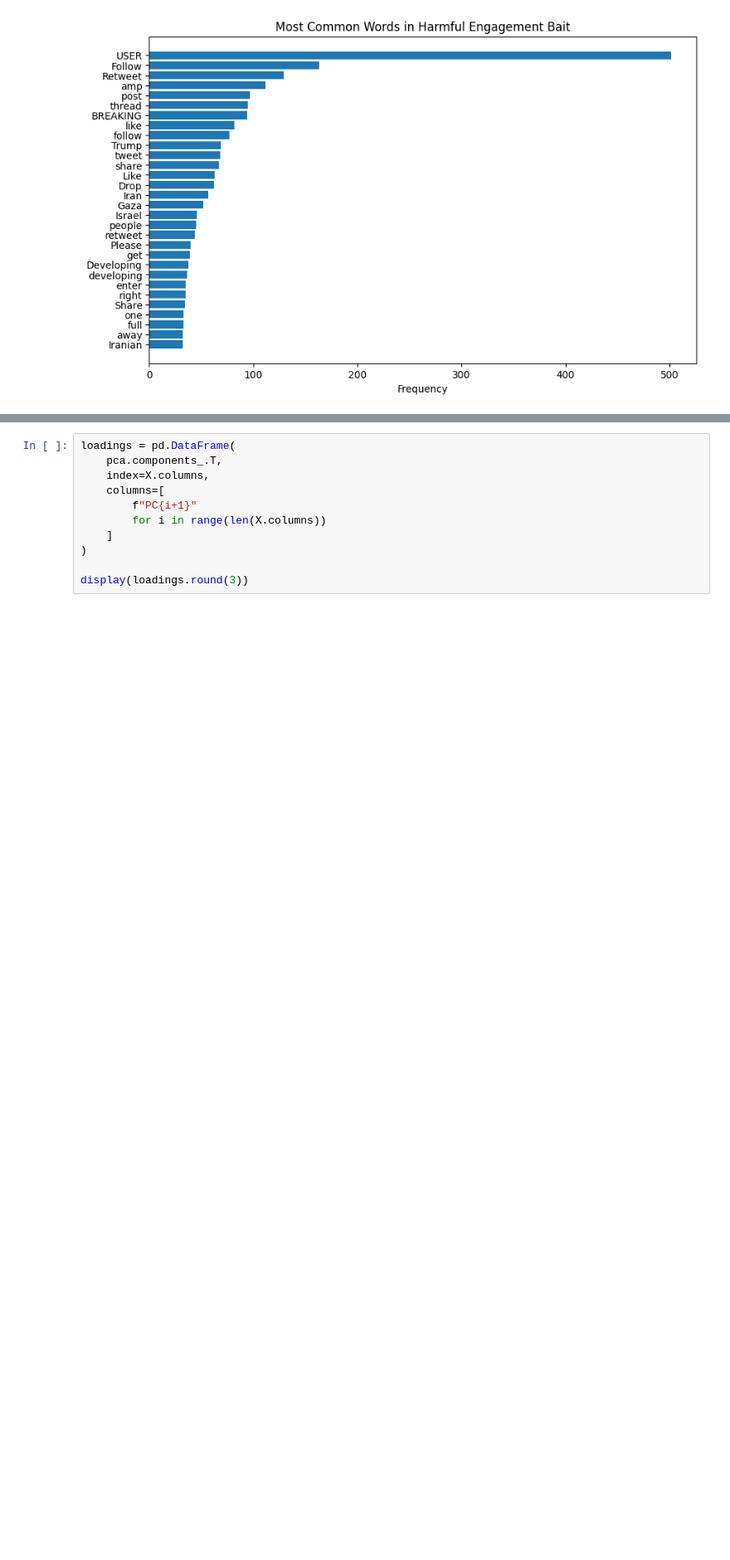
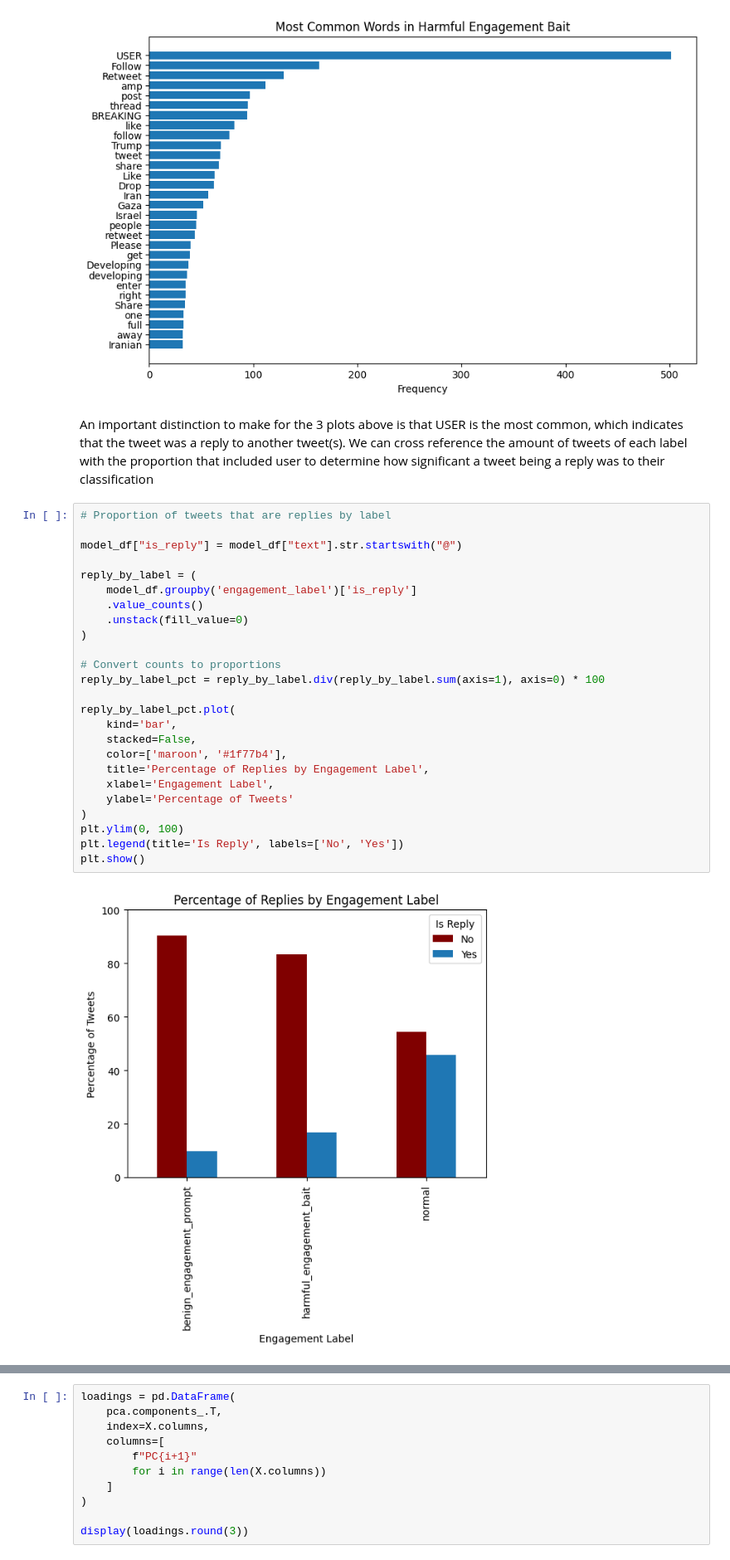
Before and after one commit to RJ-Worrall/Twitter_Engagement_Bait_Modeling, a Jupyter notebook: Twitter_Project.ipynb, the cells around one changed output, grey strips where cells are left out. Shown at 83% size. Cells and saved outputs as stored; diff of their text form; blank space fills up the shorter version.

```diff
--- a/Twitter_Project.ipynb
+++ b/Twitter_Project.ipynb
@@ -1845,3 +1855,32 @@ plt.xlabel("Frequency")
 plt.show()
 # %% [output]
 [figure]
+# %% [markdown]
+An important distinction to make for the 3 plots above is that USER is the most common, which indicates that the tweet was a reply to another tweet(s). We can cross reference the amount of tweets of each label with the proportion that included user to determine how significant a tweet being a reply was to their classification
+# %%
+# Proportion of tweets that are replies by label
+
+model_df["is_reply"] = model_df["text"].str.startswith("@")
+
+reply_by_label = (
+    model_df.groupby('engagement_label')['is_reply']
+    .value_counts()
+    .unstack(fill_value=0)
+)
+
+# Convert counts to proportions
+reply_by_label_pct = reply_by_label.div(reply_by_label.sum(axis=1), axis=0) * 100
+
+reply_by_label_pct.plot(
+    kind='bar',
+    stacked=False,
+    color=['maroon', '#1f77b4'],
+    title='Percentage of Replies by Engagement Label',
+    xlabel='Engagement Label',
+    ylabel='Percentage of Tweets'
+)
+plt.ylim(0, 100)
+plt.legend(title='Is Reply', labels=['No', 'Yes'])
+plt.show()
+# %% [output]
+[figure, added]
```
Also changed, not shown: parts of 24 cells of this notebook.
